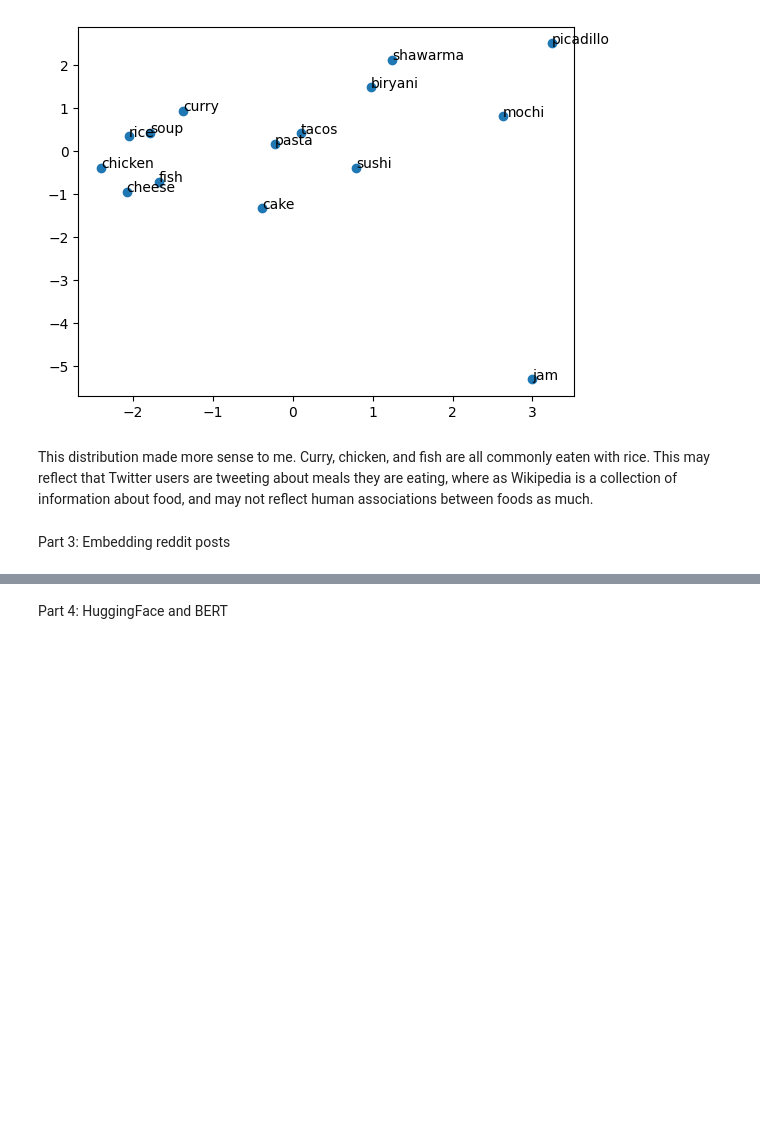
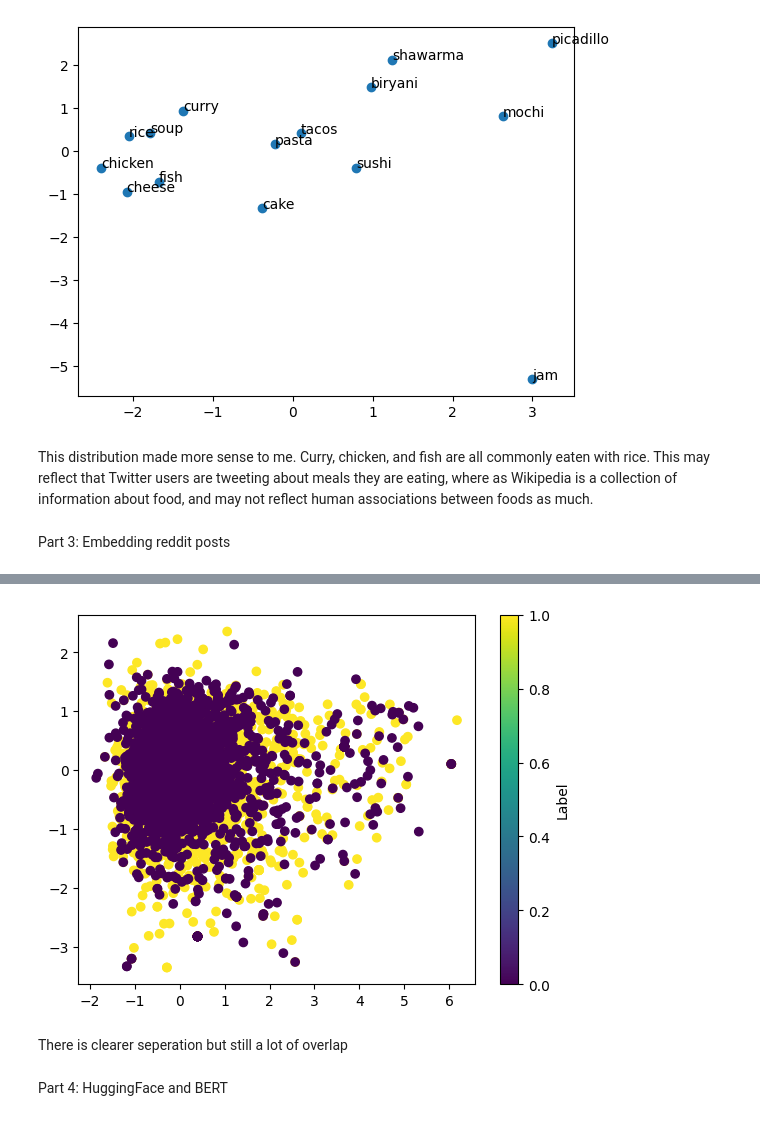
Before and after one commit to evanp28/project3-embeddings, a Jupyter notebook: project-3.ipynb, the cells around one changed output, grey strips where cells are left out. Saved outputs shown, nothing was run; the diff lists cells and outputs as text; code cells hidden in the pictures; blank space fills up the shorter version.

```diff
--- a/project-3.ipynb
+++ b/project-3.ipynb
@@ -234,12 +274,28 @@ plt.show()
 # %%
 
 #use this function to calculate the average embedding of each post in the dataset
+avg_embeddings_data=[avg_embedding(post, model) for post in data['cleaned_text']]
 
 #plot the pca of the average embeddings, color by the "label" column
+embeddings = [embedding for embedding in avg_embeddings_data if embedding.shape == (100,)]
+labels = [label for embedding, label in zip(avg_embeddings_data, data['label']) if embedding.shape == (100,)]
+
+embedding_array = np.array(embeddings)
+
+pca_model = PCA(n_components=2)
+reduced_embeddings = pca_model.fit_transform(embedding_array)
+
+plt.scatter(reduced_embeddings[:, 0], reduced_embeddings[:, 1], c=labels)
+plt.colorbar(label='Label')
+plt.show()
 
 #how is this plot different from the previous one?
 
 #is there clear separation?
+# %% [output]
+[figure, added]
+# %% [markdown]
+There is clearer seperation but still a lot of overlap
 # %% [markdown]
 Part 4: HuggingFace and BERT
 # %%
```
Also changed, not shown: parts of 11 cells of this notebook.
